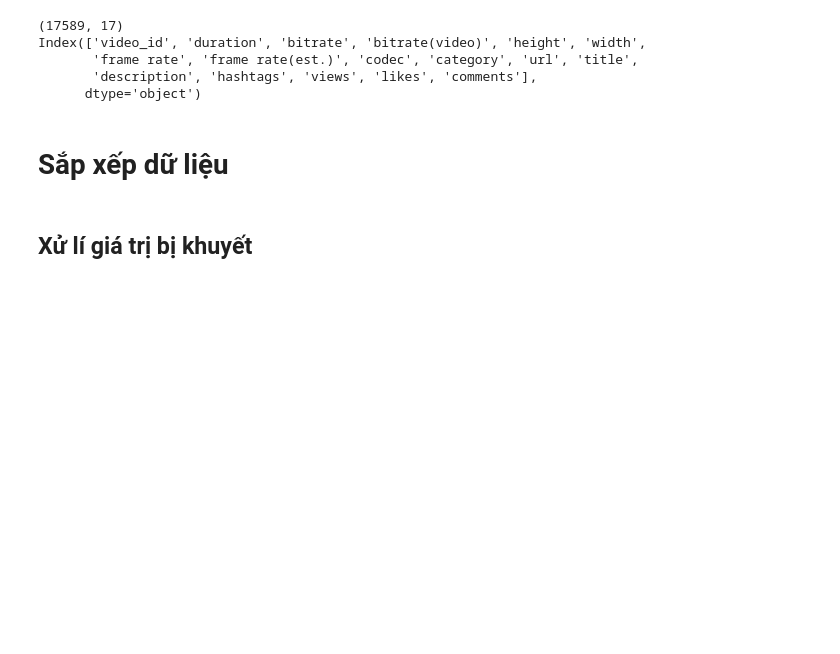
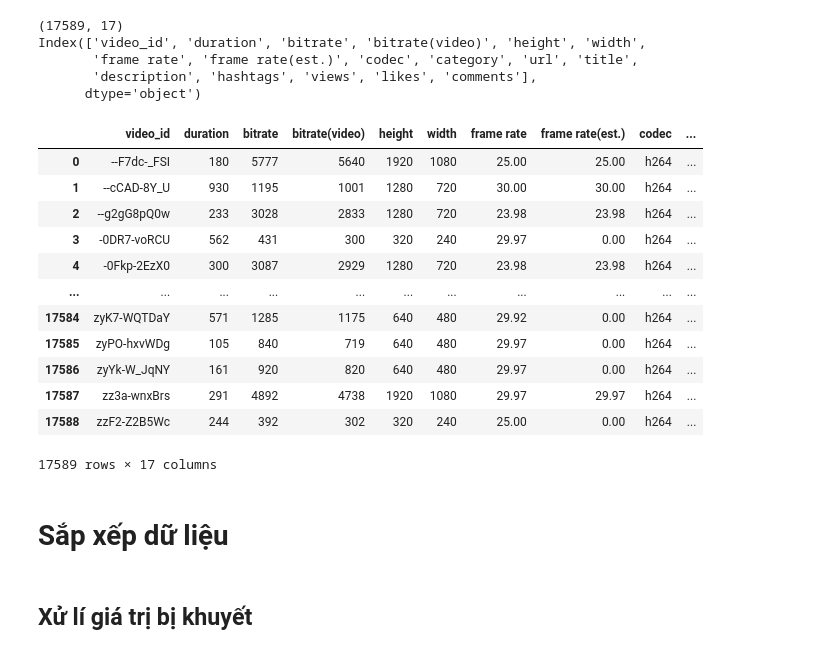
Before and after one commit to DangVanVy23521825/PTDLTQ-IE313, a Jupyter notebook: notebooks/1.0.clean_data.ipynb, the cells around one changed output. Drawn from its saved outputs; the diff is of its cells as text; code cells hidden in the pictures; blank space fills up the shorter version.

```diff
--- a/notebooks/1.0.clean_data.ipynb
+++ b/notebooks/1.0.clean_data.ipynb
@@ -72,6 +72,23 @@ Index(['video_id', 'duration', 'bitrate', 'bitrate(video)', 'height', 'width',
        'frame rate', 'frame rate(est.)', 'codec', 'category', 'url', 'title',
        'description', 'hashtags', 'views', 'likes', 'comments'],
       dtype='object')
+# %%
+df.drop_duplicates(inplace=True)
+df
+# %% [output]
+|  | video_id | duration | bitrate | bitrate(video) | height | width | frame rate | frame rate(est.) | codec | ... |
+| 0 | --F7dc-_FSI | 180 | 5777 | 5640 | 1920 | 1080 | 25.00 | 25.00 | h264 | ... |
+| 1 | --cCAD-8Y_U | 930 | 1195 | 1001 | 1280 | 720 | 30.00 | 30.00 | h264 | ... |
+| 2 | --g2gG8pQ0w | 233 | 3028 | 2833 | 1280 | 720 | 23.98 | 23.98 | h264 | ... |
+| 3 | -0DR7-voRCU | 562 | 431 | 300 | 320 | 240 | 29.97 | 0.00 | h264 | ... |
+| 4 | -0Fkp-2EzX0 | 300 | 3087 | 2929 | 1280 | 720 | 23.98 | 23.98 | h264 | ... |
+| ... | ... | ... | ... | ... | ... | ... | ... | ... | ... | ... |
+| 17584 | zyK7-WQTDaY | 571 | 1285 | 1175 | 640 | 480 | 29.92 | 0.00 | h264 | ... |
+| 17585 | zyPO-hxvWDg | 105 | 840 | 719 | 640 | 480 | 29.97 | 0.00 | h264 | ... |
+| 17586 | zyYk-W_JqNY | 161 | 920 | 820 | 640 | 480 | 29.97 | 0.00 | h264 | ... |
+| 17587 | zz3a-wnxBrs | 291 | 4892 | 4738 | 1920 | 1080 | 29.97 | 29.97 | h264 | ... |
+| 17588 | zzF2-Z2B5Wc | 244 | 392 | 302 | 320 | 240 | 25.00 | 0.00 | h264 | ... |
+17589 rows × 17 columns
 # %%
 drop_cols = ['video_id', 'url']
 df = df.drop(columns=drop_cols)
```
Also changed, not shown: parts of 3 cells of this notebook.
